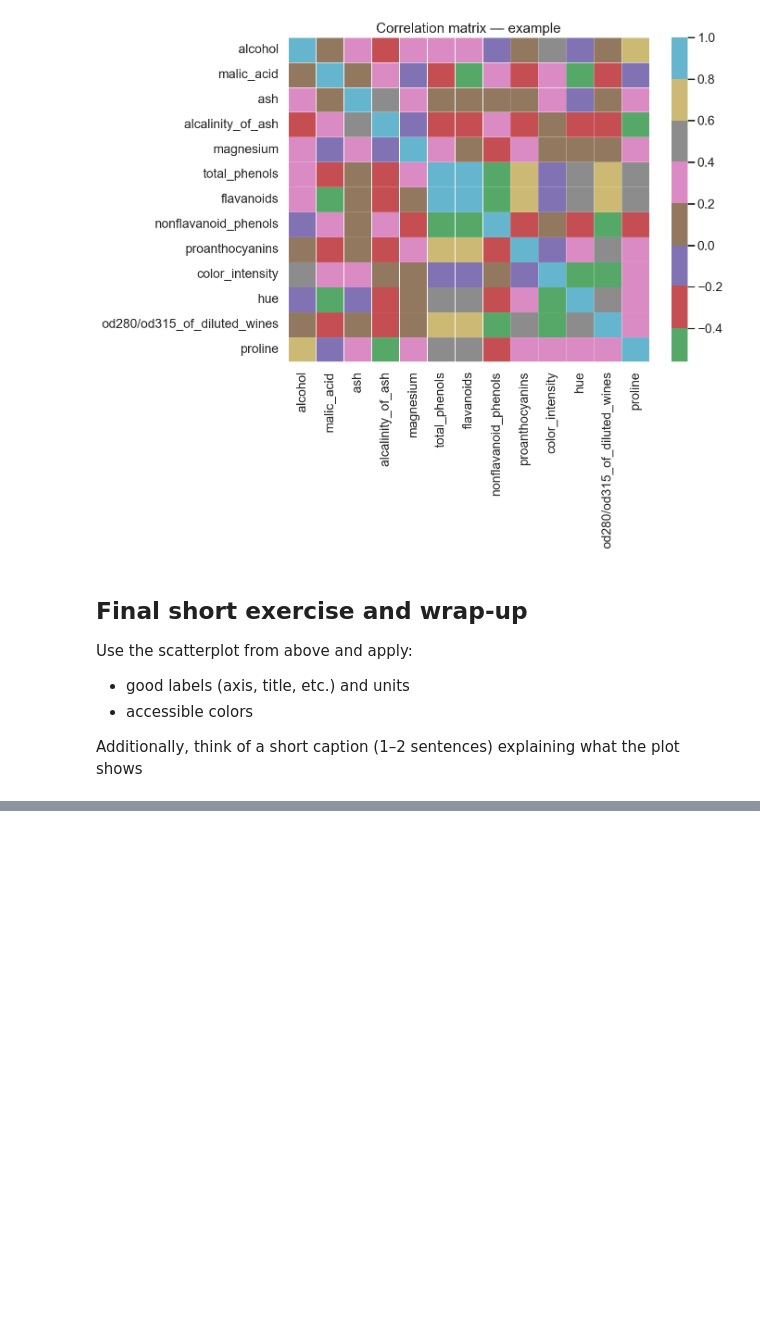
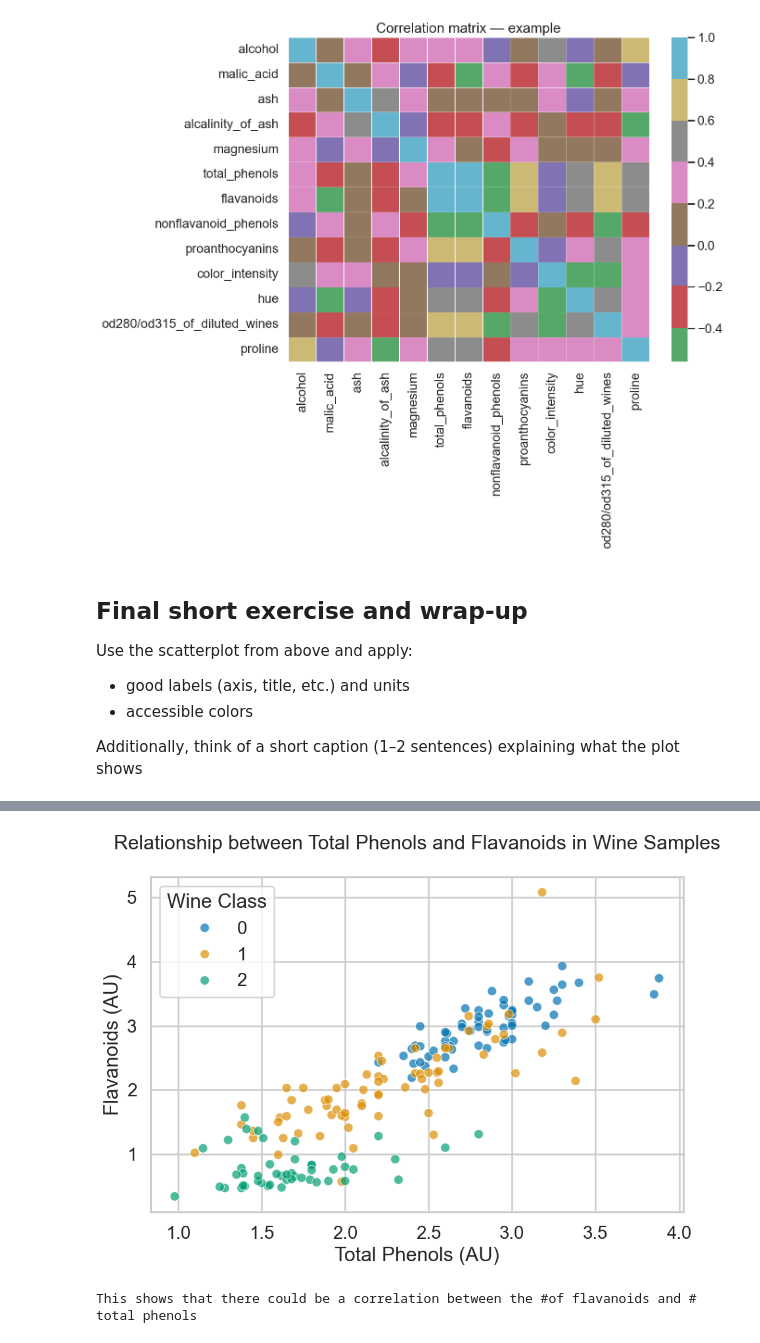
Before and after one commit to Hassan-Haydar/DSA103, a Jupyter notebook: LifeScienceData/lecture18/visualisation.ipynb, the cells around one changed output, grey strips where cells are left out. Saved outputs shown, nothing was run; the diff lists cells and outputs as text; code cells hidden in the pictures; blank space fills up the shorter version.

```diff
--- a/LifeScienceData/lecture18/visualisation.ipynb
+++ b/LifeScienceData/lecture18/visualisation.ipynb
@@ -301,0 +199,33 @@ plt.show()
+# %%
+plt.figure(figsize=(8,6))
+
+sns.scatterplot(
+    data=wine_df,
+    x="total_phenols",
+    y="flavanoids",
+    hue="target",
+    palette="colorblind",
+    s=70,
+    alpha=0.7
+)
+
+plt.xlabel("Total Phenols (AU)")
+plt.ylabel("Flavanoids (AU)")
+plt.title("Relationship between Total Phenols and Flavanoids in Wine Samples\n")
+
+plt.legend(
+    title="Wine Class",
+    loc="upper left",
+
+)
+
+plt.tight_layout()
+plt.show()
+
+
+
+
+print("\nThis shows that there could be a correlation between the #of flavanoids and # total phenols")
+# %% [output]
+[figure, added]
+This shows that there could be a correlation between the #of flavanoids and # total phenols
```
Also changed, not shown: parts of 19 cells of this notebook.
